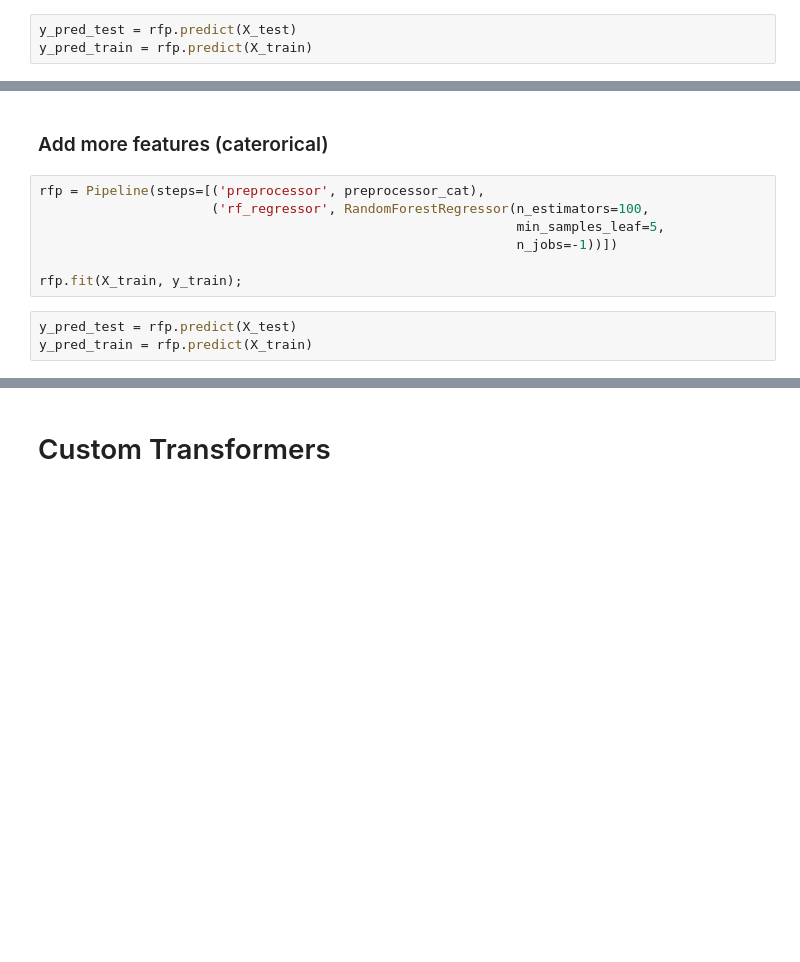
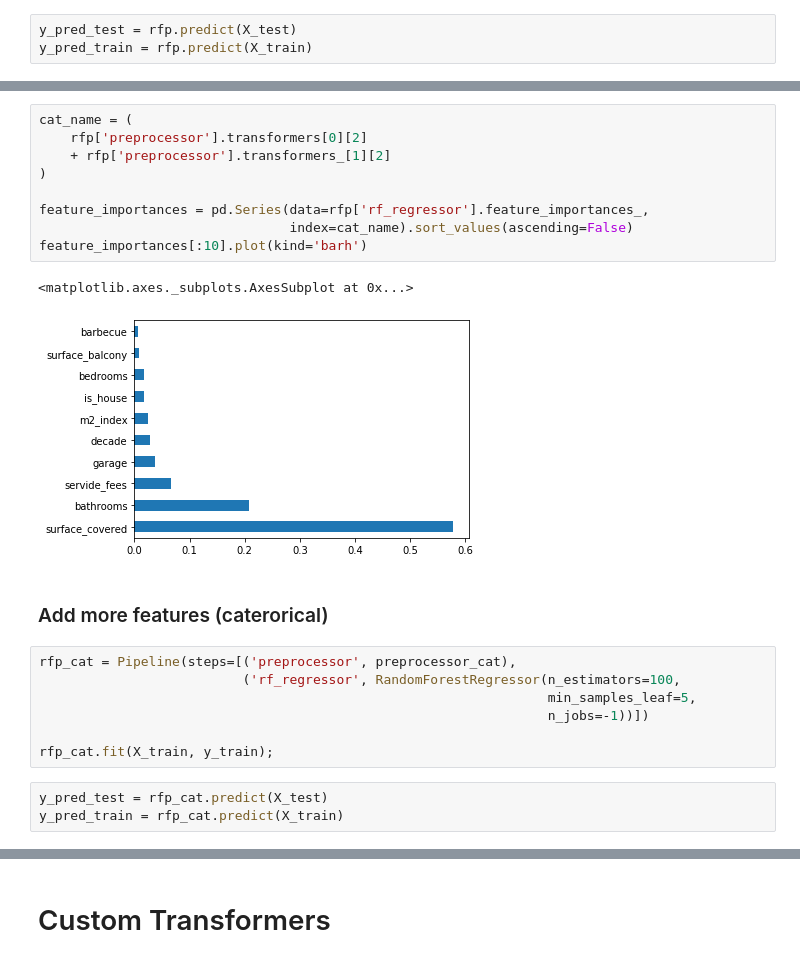
Before and after one commit to creyesp/Meetup_uy, a Jupyter notebook: notebooks/Introduction_to_Scikit-Learn.ipynb, the cells around one changed output, grey strips where cells are left out. Saved outputs shown, nothing was run; the diff lists cells and outputs as text; blank space fills up the shorter version.

```diff
--- a/notebooks/Introduction_to_Scikit-Learn.ipynb
+++ b/notebooks/Introduction_to_Scikit-Learn.ipynb
@@ -459,15 +471,27 @@ plot_error(y_test, y_pred_test);
+# %%
+cat_name = (
+    rfp['preprocessor'].transformers[0][2]
+    + rfp['preprocessor'].transformers_[1][2]
+)
+
+feature_importances = pd.Series(data=rfp['rf_regressor'].feature_importances_,
+                                index=cat_name).sort_values(ascending=False)
+feature_importances[:10].plot(kind='barh')
+# %% [output]
+<matplotlib.axes._subplots.AxesSubplot at 0x...>
+[figure, added]
 # %% [markdown]
 ### Add more features (caterorical)
 # %%
-rfp = Pipeline(steps=[('preprocessor', preprocessor_cat),
-                      ('rf_regressor', RandomForestRegressor(n_estimators=100,
-                                                             min_samples_leaf=5,
-                                                             n_jobs=-1))])
+rfp_cat = Pipeline(steps=[('preprocessor', preprocessor_cat),
+                          ('rf_regressor', RandomForestRegressor(n_estimators=100,
+                                                                 min_samples_leaf=5,
+                                                                 n_jobs=-1))])
 
-rfp.fit(X_train, y_train);
+rfp_cat.fit(X_train, y_train);
 # %%
-y_pred_test = rfp.predict(X_test)
-y_pred_train = rfp.predict(X_train)
+y_pred_test = rfp_cat.predict(X_test)
+y_pred_train = rfp_cat.predict(X_train)
 # %%
 print(measure_performance(y_test, y_pred_test) + ' -> Generalization error')
 print(measure_performance(y_train, y_pred_train) + ' -> Train error')
```
Also changed, not shown: parts of 8 cells of this notebook, 1 other file.
